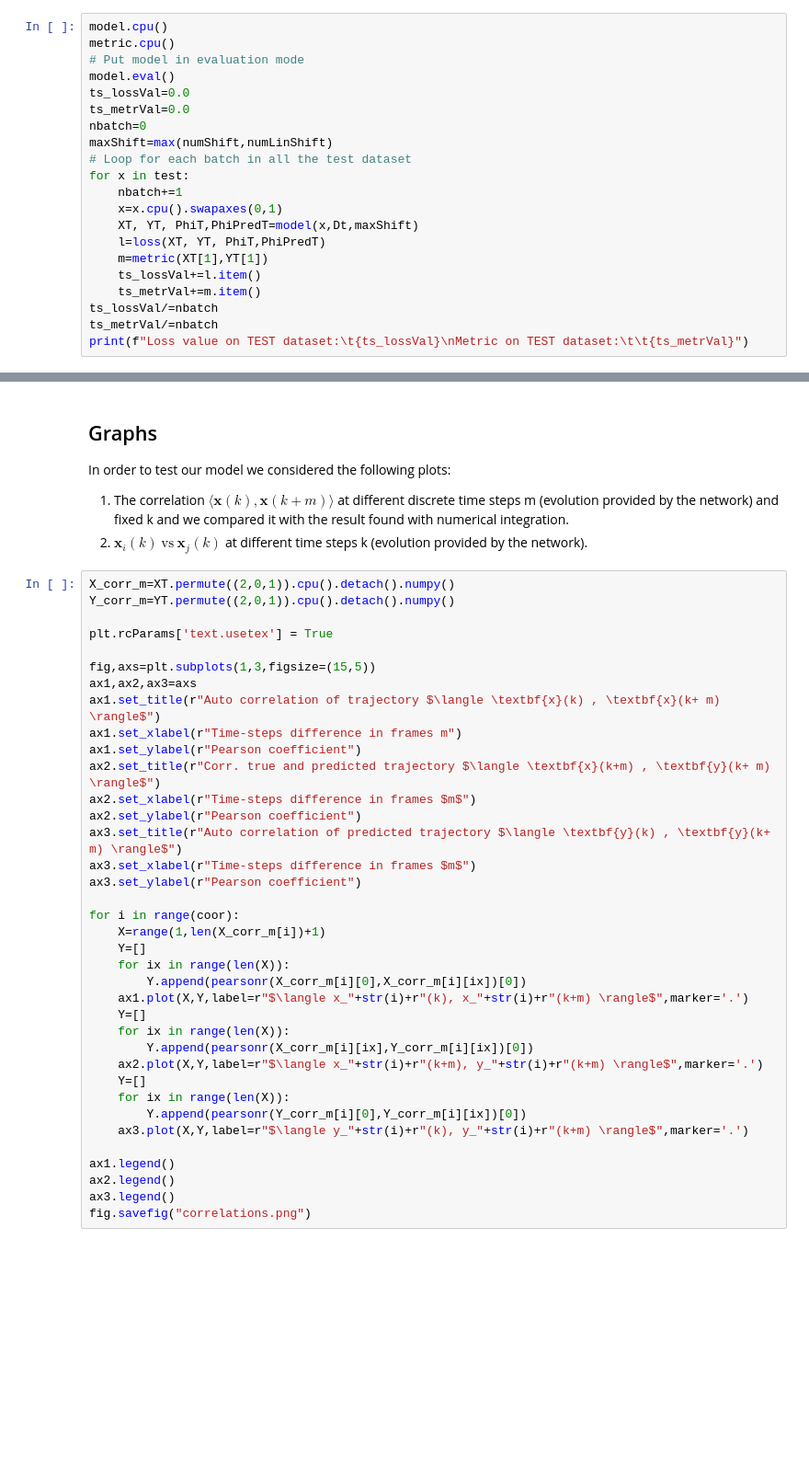
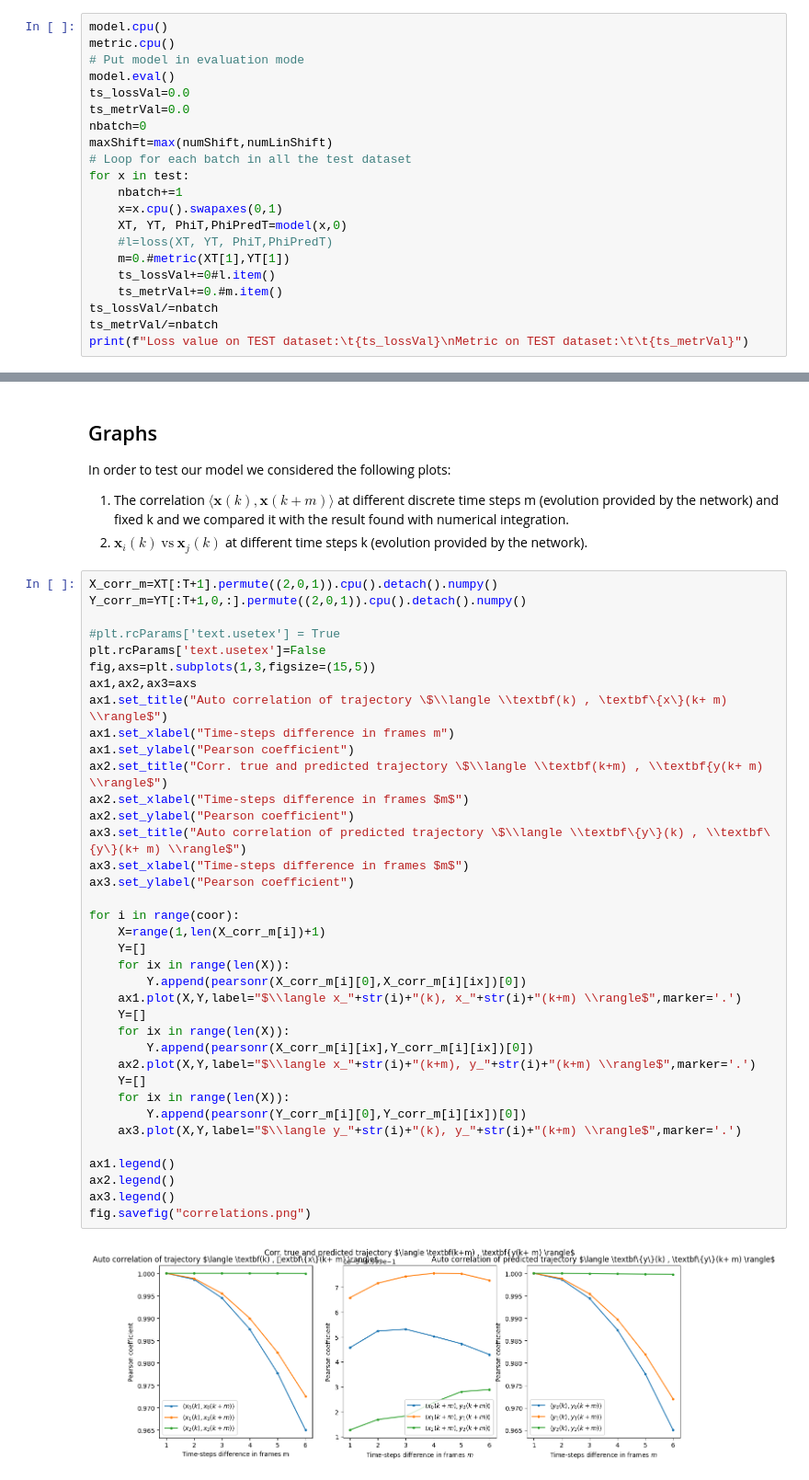
Before and after one commit to GVoreste/KOOPMAN_AML2023, a Jupyter notebook: deepKoopman.ipynb, the cells around one changed output, grey strips where cells are left out. Shown at 92% size. Saved outputs shown, nothing was run; the diff lists cells and outputs as text; blank space fills up the shorter version.

```diff
--- a/deepKoopman.ipynb
+++ b/deepKoopman.ipynb
@@ -778,11 +631,11 @@ maxShift=max(numShift,numLinShift)
 for x in test:
     nbatch+=1
     x=x.cpu().swapaxes(0,1)
-    XT, YT, PhiT,PhiPredT=model(x,Dt,maxShift)
-    l=loss(XT, YT, PhiT,PhiPredT)
-    m=metric(XT[1],YT[1])
-    ts_lossVal+=l.item()
-    ts_metrVal+=m.item()
+    XT, YT, PhiT,PhiPredT=model(x,0)
+    #l=loss(XT, YT, PhiT,PhiPredT)
+    m=0.#metric(XT[1],YT[1])
+    ts_lossVal+=0#l.item()
+    ts_metrVal+=0.#m.item()
 ts_lossVal/=nbatch
 ts_metrVal/=nbatch
 print(f"Loss value on TEST dataset:\t{ts_lossVal}\nMetric on TEST dataset:\t\t{ts_metrVal}")
@@ -794,41 +650,43 @@ In order to test our model we considered the following plots:
 1) The correlation $ \langle \textbf{x}(k) , \textbf{x}(k+ m) \rangle $ at different discrete time steps m (evolution provided by the network) and fixed k and we compared it with the result found with numerical integration.
 2) $\textbf{x}_i (k)\ \text{vs}\ \textbf{x}_j (k)$ at different time steps k (evolution provided by the network).
 # %%
-X_corr_m=XT.permute((2,0,1)).cpu().detach().numpy()
-Y_corr_m=YT.permute((2,0,1)).cpu().detach().numpy()
+X_corr_m=XT[:T+1].permute((2,0,1)).cpu().detach().numpy()
+Y_corr_m=YT[:T+1,0,:].permute((2,0,1)).cpu().detach().numpy()
 
-plt.rcParams['text.usetex'] = True
-
+#plt.rcParams['text.usetex'] = True
+plt.rcParams['text.usetex']=False
 fig,axs=plt.subplots(1,3,figsize=(15,5))
 ax1,ax2,ax3=axs
-ax1.set_title(r"Auto correlation of trajectory $\langle \textbf{x}(k) , \textbf{x}(k+ m) \rangle$")
-ax1.set_xlabel(r"Time-steps difference in frames m")
-ax1.set_ylabel(r"Pearson coefficient")
-ax2.set_title(r"Corr. true and predicted trajectory $\langle \textbf{x}(k+m) , \textbf{y}(k+ m) \rangle$")
-ax2.set_xlabel(r"Time-steps difference in frames $m$")
-ax2.set_ylabel(r"Pearson coefficient")
-ax3.set_title(r"Auto correlation of predicted trajectory $\langle \textbf{y}(k) , \textbf{y}(k+ m) \rangle$")
-ax3.set_xlabel(r"Time-steps difference in frames $m$")
-ax3.set_ylabel(r"Pearson coefficient")
+ax1.set_title("Auto correlation of trajectory \$\\langle \\textbf(k) , \textbf\{x\}(k+ m) \\rangle$")
+ax1.set_xlabel("Time-steps difference in frames m")
+ax1.set_ylabel("Pearson coefficient")
+ax2.set_title("Corr. true and predicted trajectory \$\\langle \\textbf(k+m) , \\textbf{y(k+ m) \\rangle$")
+ax2.set_xlabel("Time-steps difference in frames $m$")
+ax2.set_ylabel("Pearson coefficient")
+ax3.set_title("Auto correlation of predicted trajectory \$\\langle \\textbf\{y\}(k) , \\textbf\{y\}(k+ m) \\rangle$")
+ax3.set_xlabel("Time-steps difference in frames $m$")
+ax3.set_ylabel("Pearson coefficient")
 
 for i in range(coor):
     X=range(1,len(X_corr_m[i])+1)
     Y=[]
     for ix in range(len(X)):
         Y.append(pearsonr(X_corr_m[i][0],X_corr_m[i][ix])[0])
-    ax1.plot(X,Y,label=r"$\langle x_"+str(i)+r"(k), x_"+str(i)+r"(k+m) \rangle$",marker='.')
+    ax1.plot(X,Y,label="$\\langle x_"+str(i)+"(k), x_"+str(i)+"(k+m) \\rangle$",marker='.')
     Y=[]
     for ix in range(len(X)):
         Y.append(pearsonr(X_corr_m[i][ix],Y_corr_m[i][ix])[0])
-    ax2.plot(X,Y,label=r"$\langle x_"+str(i)+r"(k+m), y_"+str(i)+r"(k+m) \rangle$",marker='.')
+    ax2.plot(X,Y,label="$\\langle x_"+str(i)+"(k+m), y_"+str(i)+"(k+m) \\rangle$",marker='.')
     Y=[]
     for ix in range(len(X)):
         Y.append(pearsonr(Y_corr_m[i][0],Y_corr_m[i][ix])[0])
-    ax3.plot(X,Y,label=r"$\langle y_"+str(i)+r"(k), y_"+str(i)+r"(k+m) \rangle$",marker='.')
+    ax3.plot(X,Y,label="$\\langle y_"+str(i)+"(k), y_"+str(i)+"(k+m) \\rangle$",marker='.')
 
 ax1.legend()
 ax2.legend()
 ax3.legend()
 fig.savefig("correlations.png")
+# %% [output]
+[figure, added]
 # %%
 RAN=np.random.randint(0,len(XT[0].cpu().detach().numpy()))
```
Also changed, not shown: parts of 36 cells of this notebook.
